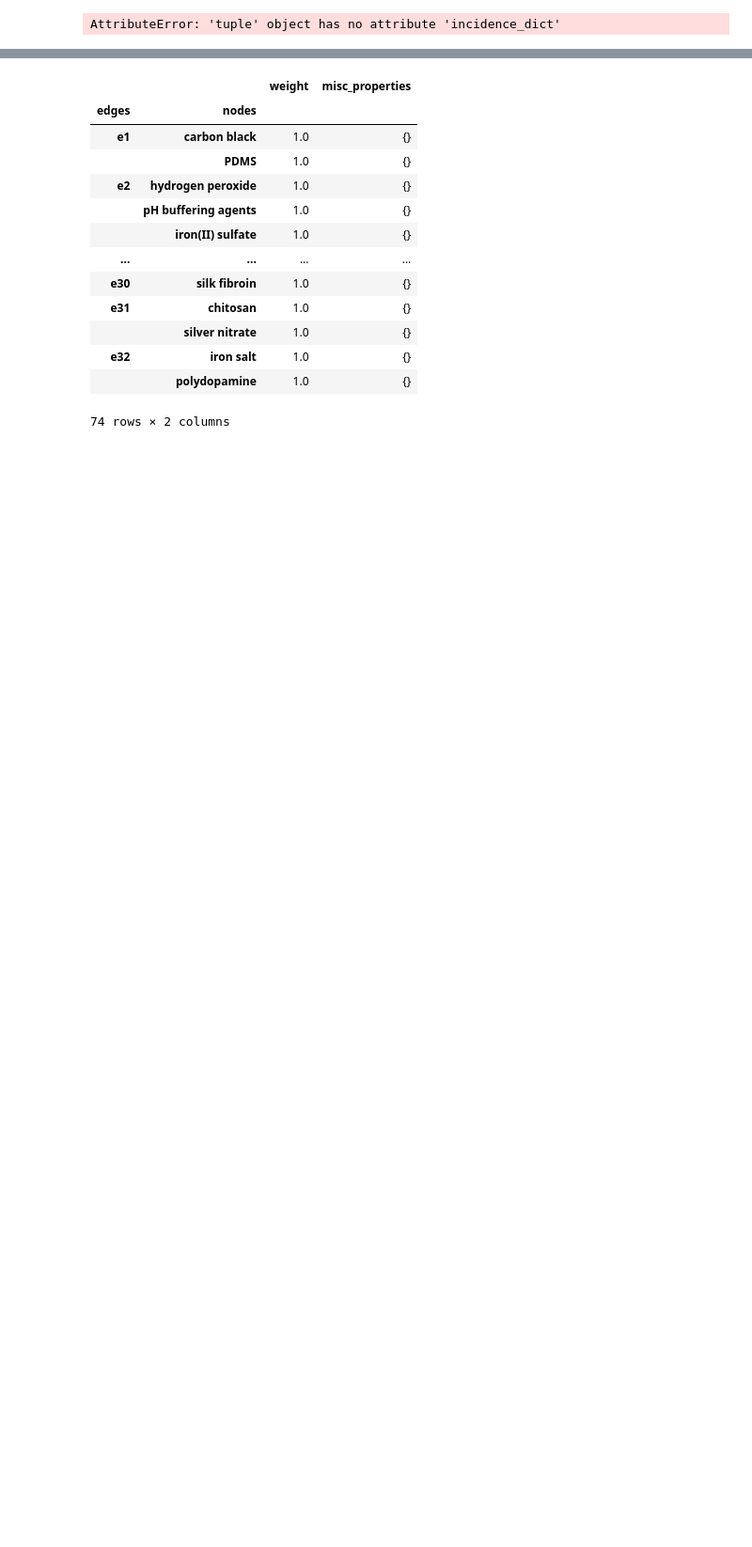
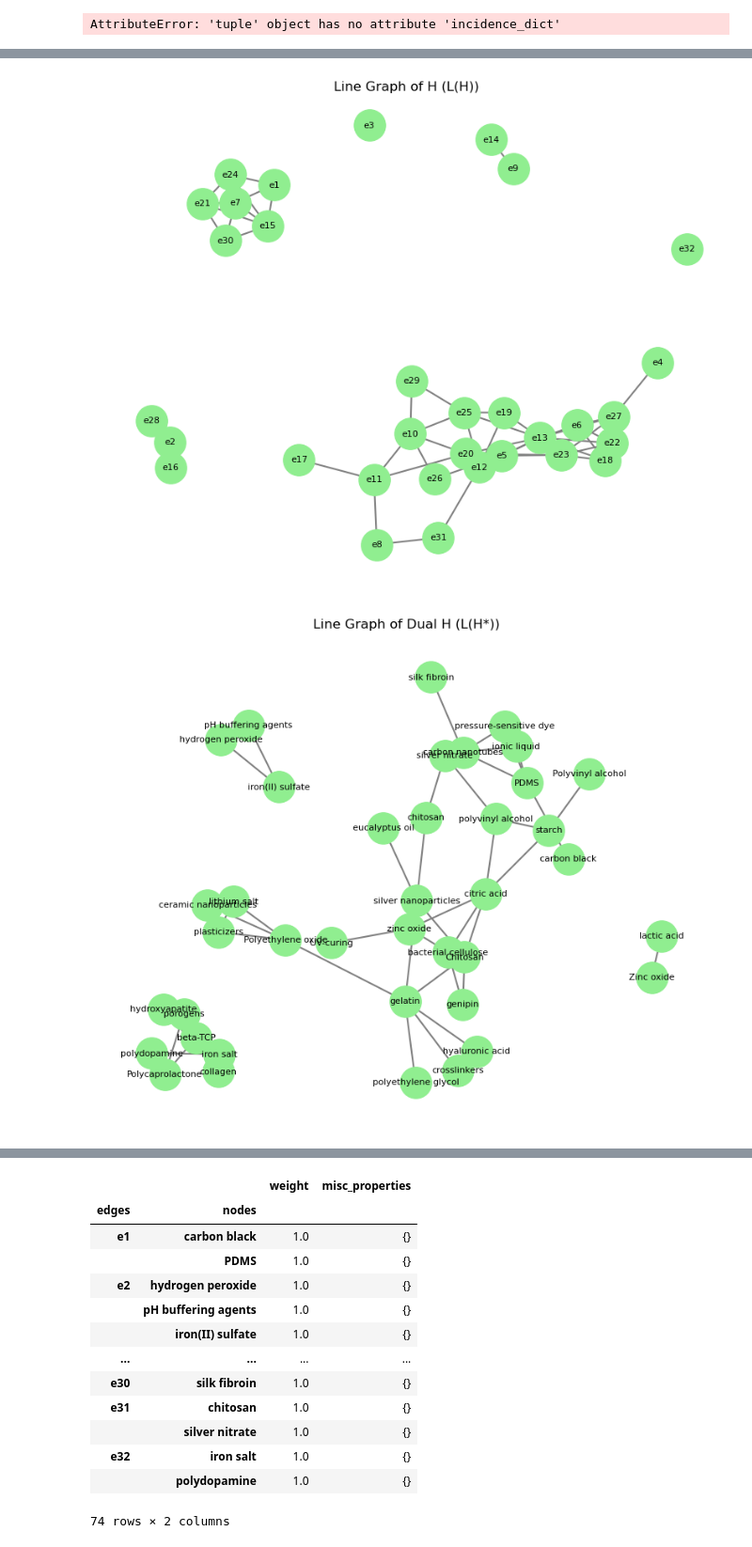
Before and after one commit to bellastewart/knowledge_graph, a Jupyter notebook: codependent.ipynb, the cells around one changed output, grey strips where cells are left out. Shown at 94% size. Saved outputs shown, nothing was run; the diff lists cells and outputs as text; code cells hidden in the pictures; blank space fills up the shorter version.

```diff
--- a/codependent.ipynb
+++ b/codependent.ipynb
@@ -179,0 +257,24 @@ plt.show()
+# %%
+import matplotlib.pyplot as plt
+import networkx as nx
+
+def draw_line_graph(G_line, title="Line Graph"):
+    plt.figure(figsize=(10, 8))  # Bigger figure
+    pos = nx.spring_layout(G_line, seed=42, k=0.4)  # More spread
+    nx.draw_networkx_nodes(G_line, pos, node_size=800, node_color='lightgreen')
+    nx.draw_networkx_edges(G_line, pos, edge_color='gray', width=1.5)
+    nx.draw_networkx_labels(G_line, pos, font_size=8, font_color='black')
+    plt.title(title)
+    plt.axis("off")
+    plt.show()
+
+# Use the line graph methods from hypernetx
+L_H = H.get_linegraph(s=1)
+L_H_star = H.dual().get_linegraph(s=1)
+
+# Draw both
+draw_line_graph(L_H, "Line Graph of H (L(H))")
+draw_line_graph(L_H_star, "Line Graph of Dual H (L(H*))")
+# %% [output]
+[figure, added]
+[figure, added]
```
Also changed, not shown: parts of 23 cells of this notebook, 6 other files.
